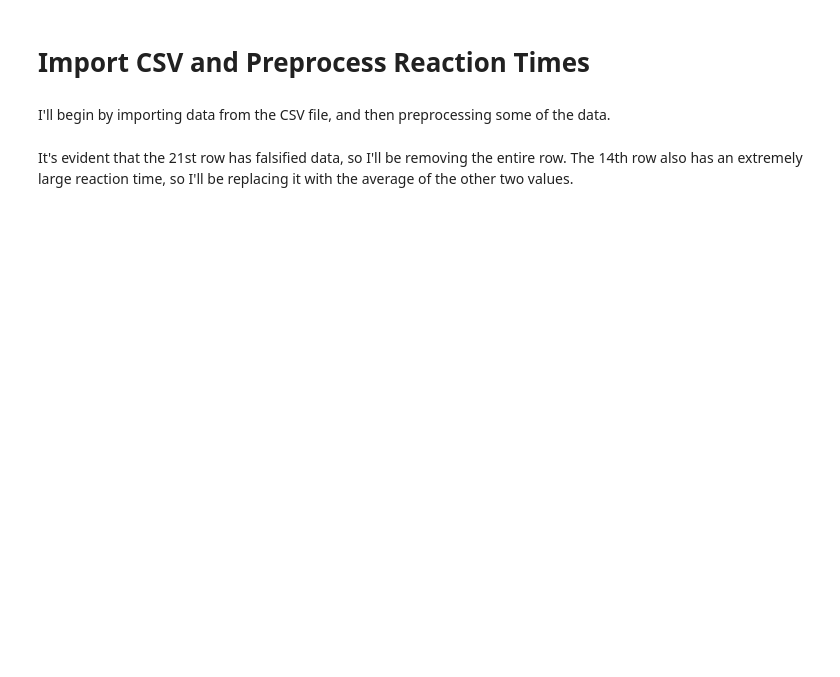
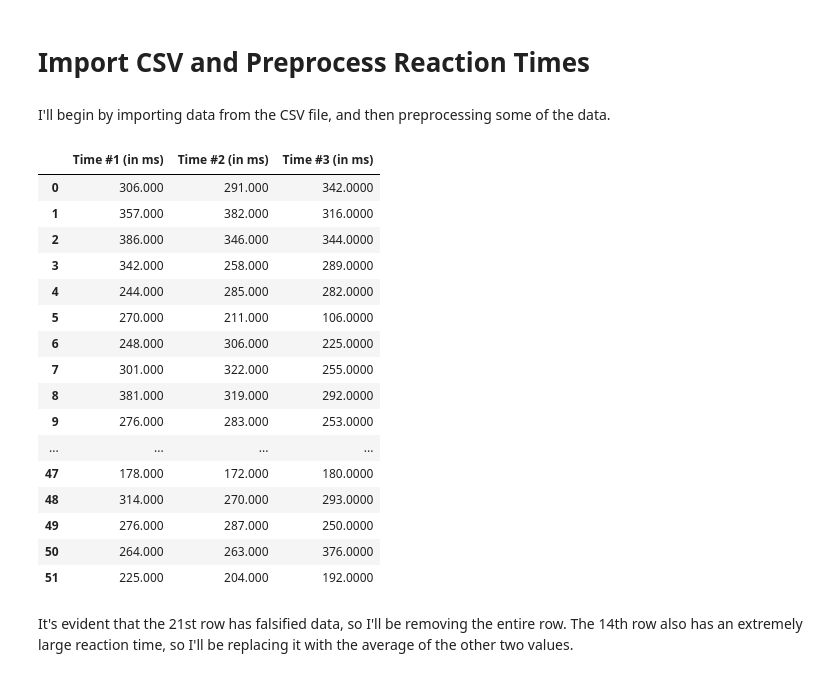
Before and after one commit to kzhang7802/Tuning-In-to-Tempo, a Jupyter notebook: Tuning in to Tempo.ipynb, the cells around one changed output. Drawn from its saved outputs; the diff is of its cells as text; code cells hidden in the pictures; blank space fills up the shorter version.

```diff
--- a/Tuning in to Tempo.ipynb
+++ b/Tuning in to Tempo.ipynb
@@ -5,13 +5,31 @@ I'll begin by importing data from the CSV file, and then preprocessing some of t
 # %%
 import pandas as pd
 
 df = pd.read_csv('Tuning In to Tempo.csv')
 
 # Remove timestamps
 df = df.drop(columns='Timestamp')
 
 # Note that some of the values for these times are invalid/unusual for reaction times
-#df[['Time #1 (in ms)', 'Time #2 (in ms)','Time #3 (in ms)']]
+df[['Time #1 (in ms)', 'Time #2 (in ms)','Time #3 (in ms)']]
+# %% [output]
+|  | Time #1 (in ms) | Time #2 (in ms) | Time #3 (in ms) |
+| 0 | 306.000 | 291.000 | 342.0000 |
+| 1 | 357.000 | 382.000 | 316.0000 |
+| 2 | 386.000 | 346.000 | 344.0000 |
+| 3 | 342.000 | 258.000 | 289.0000 |
+| 4 | 244.000 | 285.000 | 282.0000 |
+| 5 | 270.000 | 211.000 | 106.0000 |
+| 6 | 248.000 | 306.000 | 225.0000 |
+| 7 | 301.000 | 322.000 | 255.0000 |
+| 8 | 381.000 | 319.000 | 292.0000 |
+| 9 | 276.000 | 283.000 | 253.0000 |
+| ... | ... | ... | ... |
+| 47 | 178.000 | 172.000 | 180.0000 |
+| 48 | 314.000 | 270.000 | 293.0000 |
+| 49 | 276.000 | 287.000 | 250.0000 |
+| 50 | 264.000 | 263.000 | 376.0000 |
+| 51 | 225.000 | 204.000 | 192.0000 |
 # %% [markdown]
 It's evident that the 21st row has falsified data, so I'll be removing the entire row. The 14th row also has an extremely large reaction time, so I'll be replacing it with the average of the other two values.
 # %%
```
Also changed, not shown: parts of 12 cells of this notebook.
